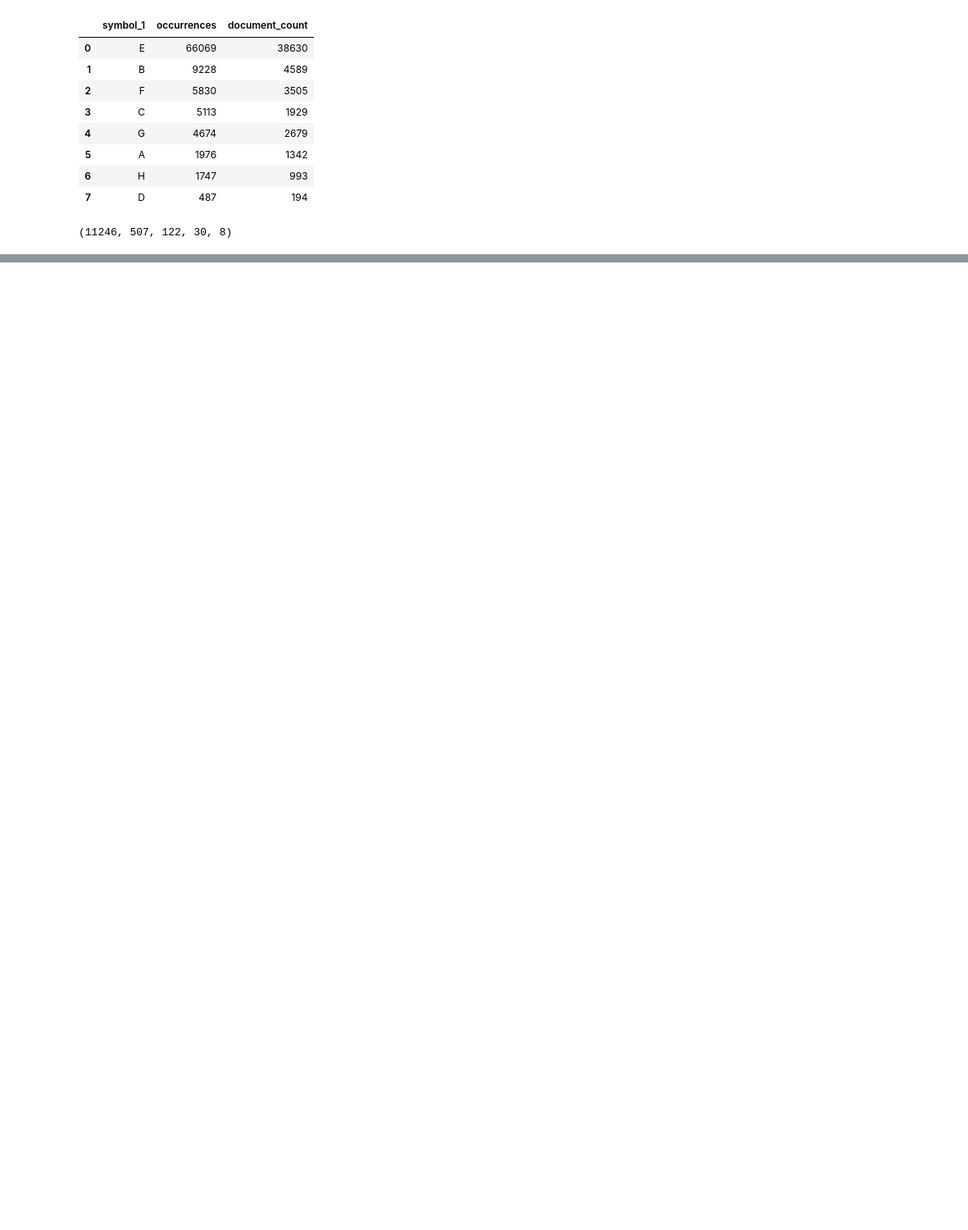
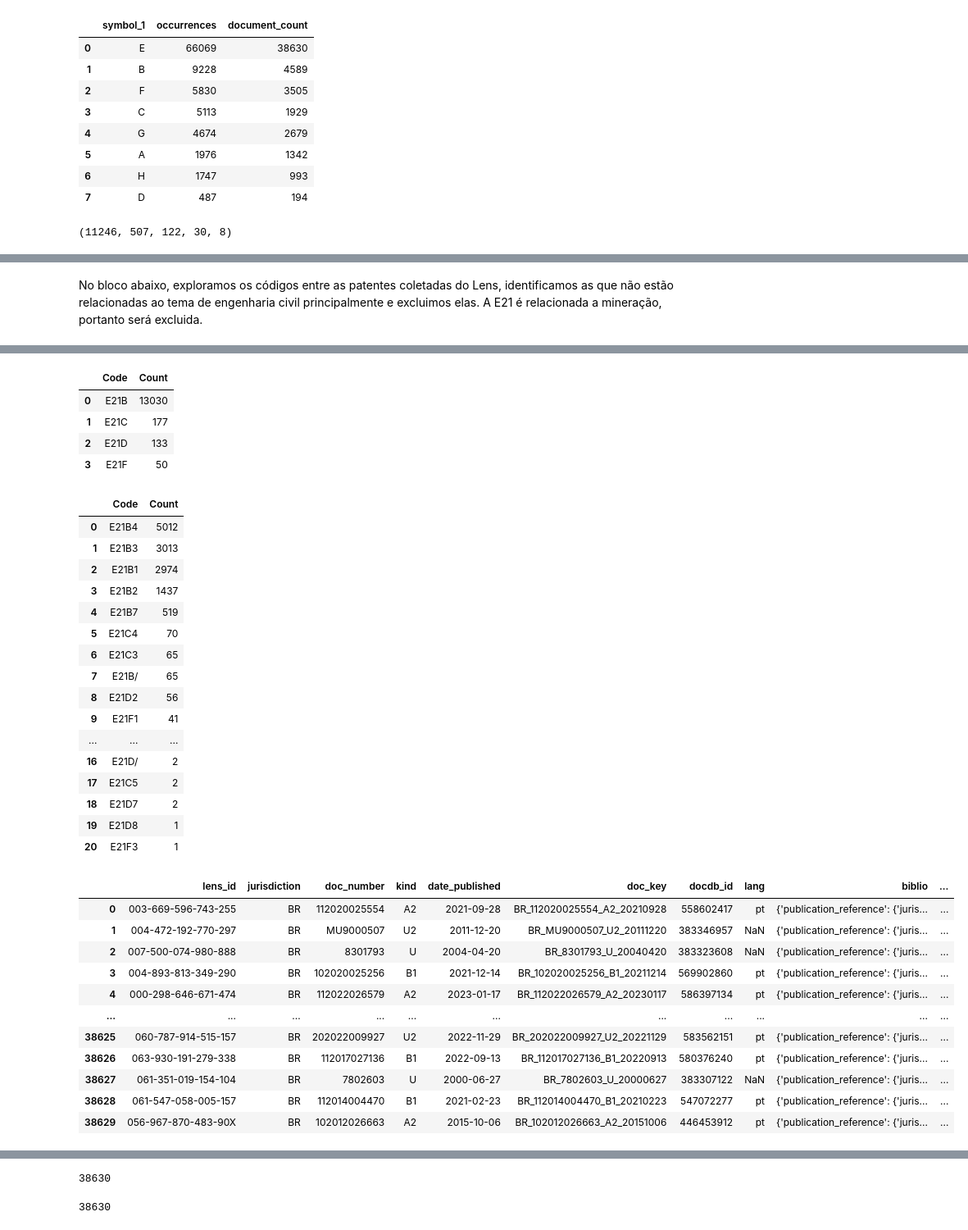
Before and after one commit to devlhm/artigo-rp2, a Jupyter notebook: dimi/analise-1.ipynb, the cells around one changed output, grey strips where cells are left out. Shown at 82% size. Saved outputs shown, nothing was run; the diff lists cells and outputs as text; code cells hidden in the pictures; blank space fills up the shorter version.

```diff
--- a/dimi/analise-1.ipynb
+++ b/dimi/analise-1.ipynb
@@ -405,21 +409,3 @@ len(ipcr_full_df), len(ipcr_4_df), len(ipcr_3_df), len(ipcr_2_df), len(ipcr_1_df
 | 6 | H | 1747 | 993 |
 | 7 | D | 487 | 194 |
 (11246, 507, 122, 30, 8)
-# %%
-priority = ["E","B","F","C","G","H","A","D"]
-
-def pick_code(triples, n=1):
-    # extrai n primeiras letras
-    codes = [t[0][:n] for t in triples if t and t[0]]
-    # compara prioridade pela 1ª letra
-    letters = [c[0] for c in codes]
-    for p in priority:
-        if p in letters:
-            return next(c for c in codes if c.startswith(p))
-    return None
-
-# uso: n=1 (primeira letra), n=2 (duas letras), etc.
-filtered_df["picked"] = filtered_df["ipcr_triples"].apply(lambda x: pick_code(x, n=3))
-
-result = filtered_df["picked"].value_counts().rename_axis("Code").reset_index(name="Count")
-print(result)
@@ -435,3 +412,5 @@ print(result)
+# %% [markdown]
+No bloco abaixo, exploramos os códigos entre as patentes coletadas do Lens, identificamos as que não estão relacionadas ao tema de engenharia civil principalmente e excluimos elas. A E21 é relacionada a mineração, portanto será excluida.
 # %%
 priority = ["E","B","F","C","G","H","A","D","E21","E04"]
 
@@ -449,20 +428,28 @@ def pick_code(triples, n=1, priority=priority):
                 return c
     return None
 
-def summarize(df, n, prefix=None):
-    df = df.copy()
+def summarize(df, n, prefix=None, inplace=False):
+
+
+    if not inplace:
+        df = df.copy()
     df["picked"] = df["ipcr_triples"].apply(lambda x: pick_code(x, n))
     if prefix:
         df = df[df["picked"].str.startswith(prefix, na=False)]
     return df["picked"].value_counts().rename_axis("Code").reset_index(name="Count")
 
 # exemplo
-result1 = summarize(filtered_df, n=3)
-print(result1)
+result1 = summarize(filtered_df, n=3, inplace=True)
+display(result1)
 
 result2 = summarize(filtered_df, n=4, prefix="E21")
-print(result2)
+display(result2)
 
 result2 = summarize(filtered_df, n=5, prefix="E21")
-print(result2)
+display(result2)
+
+filtered_ipcr = filtered_df[filtered_df['picked'] != "E21"].copy()
+
+display(len(filtered_df))
+display(len(filtered_ipcr))
 # %% [output]
@@ -468,0 +464,34 @@ print(result2)
+|  | Code | Count |
+| 0 | E21B | 13030 |
+| 1 | E21C | 177 |
+| 2 | E21D | 133 |
+| 3 | E21F | 50 |
+|  | Code | Count |
+| 0 | E21B4 | 5012 |
+| 1 | E21B3 | 3013 |
+| 2 | E21B1 | 2974 |
+| 3 | E21B2 | 1437 |
+| 4 | E21B7 | 519 |
+| 5 | E21C4 | 70 |
+| 6 | E21C3 | 65 |
+| 7 | E21B/ | 65 |
+| 8 | E21D2 | 56 |
+| 9 | E21F1 | 41 |
+| ... | ... | ... |
+| 16 | E21D/ | 2 |
+| 17 | E21C5 | 2 |
+| 18 | E21D7 | 2 |
+| 19 | E21D8 | 1 |
+| 20 | E21F3 | 1 |
+|  | lens_id | jurisdiction | doc_number | kind | date_published | doc_key | docdb_id | lang | biblio | ... |
+| 0 | 003-669-596-743-255 | BR | 112020025554 | A2 | 2021-09-28 | BR_112020025554_A2_20210928 | 558602417 | pt | {'publication_reference': {'juris... | ... |
+| 1 | 004-472-192-770-297 | BR | MU9000507 | U2 | 2011-12-20 | BR_MU9000507_U2_20111220 | 383346957 | NaN | {'publication_reference': {'juris... | ... |
+| 2 | 007-500-074-980-888 | BR | 8301793 | U | 2004-04-20 | BR_8301793_U_20040420 | 383323608 | NaN | {'publication_reference': {'juris... | ... |
+| 3 | 004-893-813-349-290 | BR | 102020025256 | B1 | 2021-12-14 | BR_102020025256_B1_20211214 | 569902860 | pt | {'publication_reference': {'juris... | ... |
+| 4 | 000-298-646-671-474 | BR | 112022026579 | A2 | 2023-01-17 | BR_112022026579_A2_20230117 | 586397134 | pt | {'publication_reference': {'juris... | ... |
+| ... | ... | ... | ... | ... | ... | ... | ... | ... | ... | ... |
+| 38625 | 060-787-914-515-157 | BR | 202022009927 | U2 | 2022-11-29 | BR_202022009927_U2_20221129 | 583562151 | pt | {'publication_reference': {'juris... | ... |
+| 38626 | 063-930-191-279-338 | BR | 112017027136 | B1 | 2022-09-13 | BR_112017027136_B1_20220913 | 580376240 | pt | {'publication_reference': {'juris... | ... |
+| 38627 | 061-351-019-154-104 | BR | 7802603 | U | 2000-06-27 | BR_7802603_U_20000627 | 383307122 | NaN | {'publication_reference': {'juris... | ... |
+| 38628 | 061-547-058-005-157 | BR | 112014004470 | B1 | 2021-02-23 | BR_112014004470_B1_20210223 | 547072277 | pt | {'publication_reference': {'juris... | ... |
+| 38629 | 056-967-870-483-90X | BR | 102012026663 | A2 | 2015-10-06 | BR_102012026663_A2_20151006 | 446453912 | pt | {'publication_reference': {'juris... | ... |
@@ -481,0 +499,2 @@ print(result2)
+38630
+38630
```
Also changed, not shown: parts of 12 cells of this notebook, 6 other files.
